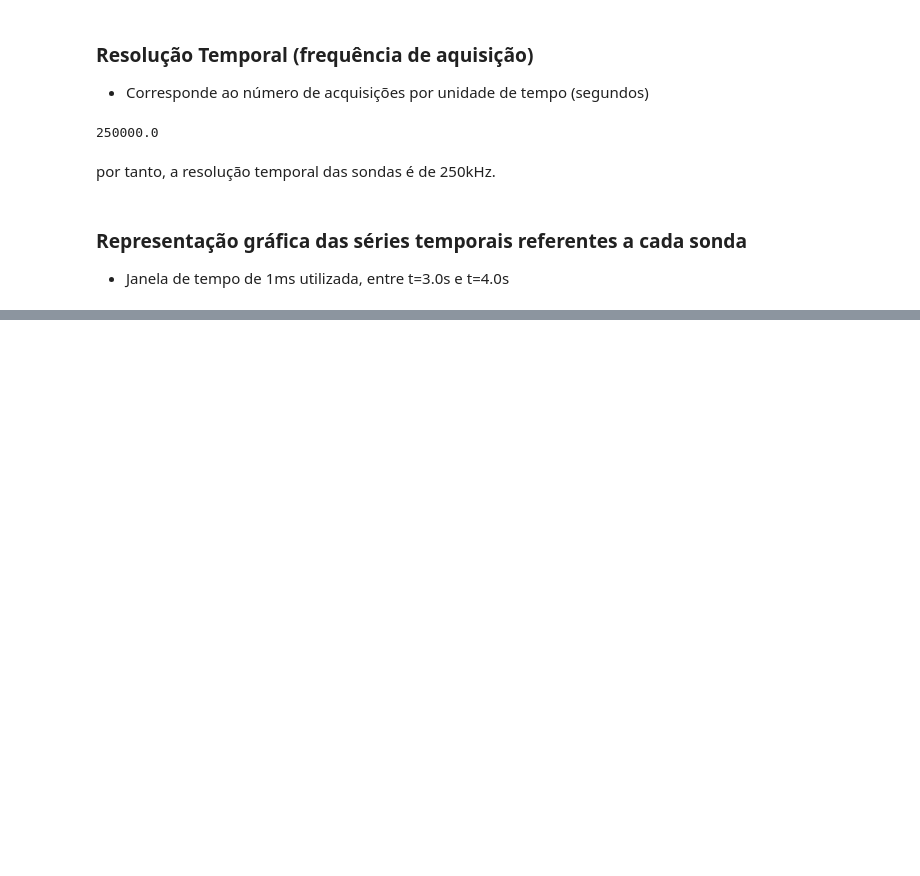
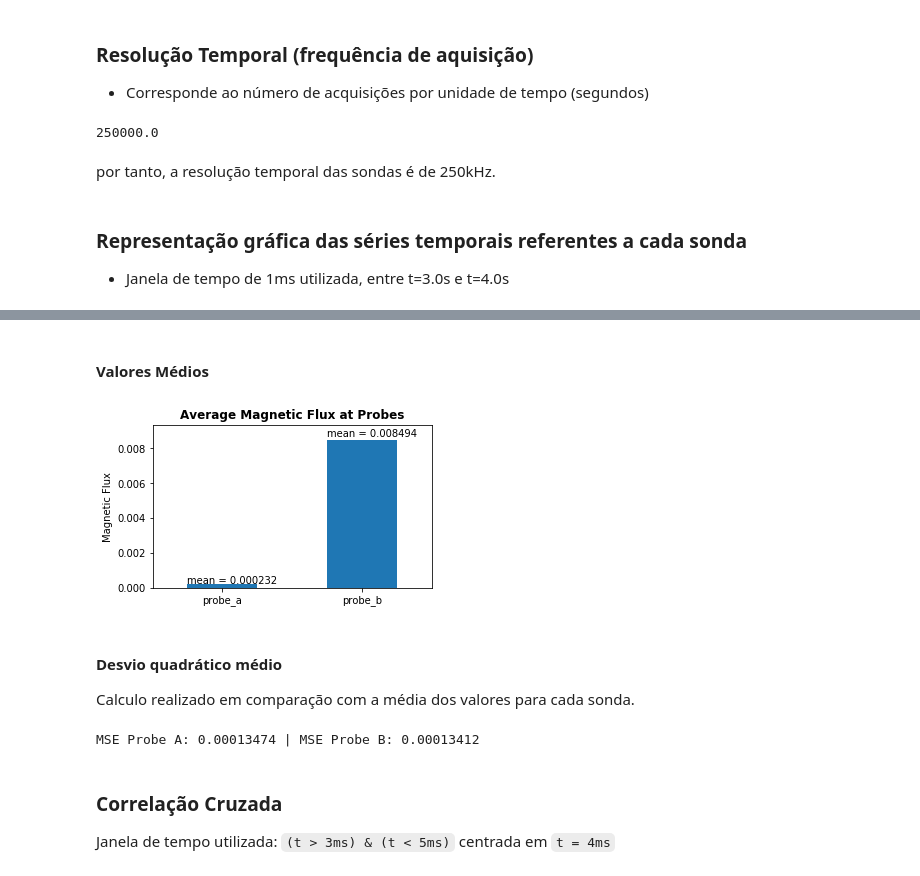
Before and after one commit to mbranbilla/plasma-physics, a Jupyter notebook: directed_study.ipynb, the cells around one changed output, grey strips where cells are left out. Saved outputs shown, nothing was run; the diff lists cells and outputs as text; code cells hidden in the pictures; blank space fills up the shorter version.

```diff
--- a/directed_study.ipynb
+++ b/directed_study.ipynb
@@ -65,0 +82,39 @@ Cálculo dos valores médios do fluxo magnético medido nas bobinas, juntamente
+# %% [markdown]
+#### Valores Médios
+# %%
+plt.rcParams["figure.figsize"] = (5,3)
+fig = plt.figure()
+ax = tcabr[['probe_a', 'probe_b']].mean().plot.bar()
+plt.title("Average Magnetic Flux at Probes", fontweight='bold')
+plt.ylabel("Magnetic Flux")
+plt.ylim([0, max(tcabr['probe_a'].mean(), tcabr['probe_b'].mean()) * 1.1])
+plt.xticks(rotation=0)
+plt.savefig('report/images/average_flux_probes_a_b.png', bbox_inches='tight')
+
+for p in ax.patches:
+    ax.annotate("mean = " + str(round(p.get_height(), 6)), (p.get_x() * 1, p.get_height() * 1.02))
+# %% [output]
+[figure, added]
+# %% [markdown]
+#### Desvio quadrático médio
+
+Calculo realizado em comparação com a média dos valores para cada sonda.
+# %%
+mse_dataset = tcabr.copy()
+
+mse_dataset['probe_a_mean'] = tcabr['probe_a'].mean()
+mse_dataset['probe_b_mean'] = tcabr['probe_b'].mean()
+
+mse_dataset['probe_a_flotation'] = mse_dataset['probe_a'] - mse_dataset['probe_a_mean']
+mse_dataset['probe_b_flotation'] = mse_dataset['probe_b'] - mse_dataset['probe_b_mean']
+
+mse_probe_a = np.mean(mse_dataset['probe_a_flotation'].values ** 2) / len(mse_dataset['probe_a_flotation'].values)
+mse_probe_b = np.mean(mse_dataset['probe_b_flotation'].values ** 2) / len(mse_dataset['probe_b_flotation'].values)
+
+print("MSE Probe A: {:0.8f} | MSE Probe B: {:0.8f}".format(mse_probe_a, mse_probe_b))
+# %% [output]
+MSE Probe A: 0.00013474 | MSE Probe B: 0.00013412
+# %% [markdown]
+### Correlação Cruzada
+
+Janela de tempo utilizada: `(t > 3ms) & (t < 5ms)` centrada em `t = 4ms`
```
Also changed, not shown: parts of 9 cells of this notebook, 5 other files.
